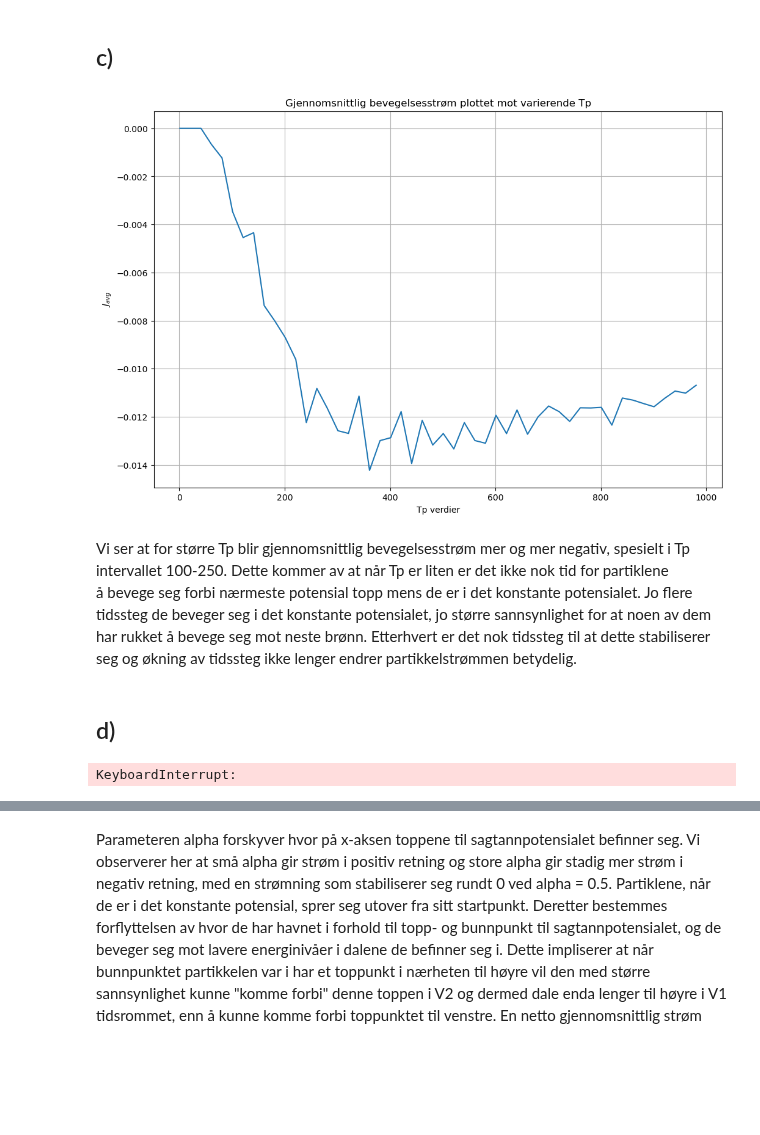
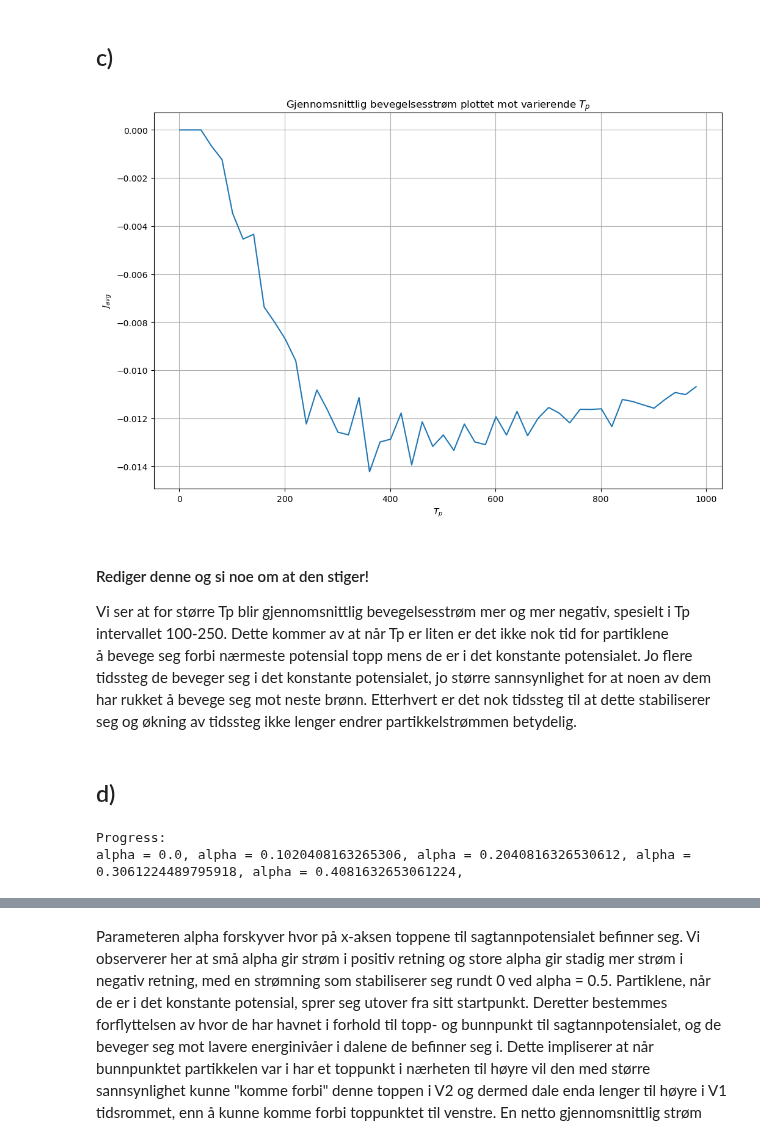
Before and after one commit to marieke-vaske/VitBer-BioFys, a Jupyter notebook: Prosjekt - main.ipynb, the cells around one changed output, grey strips where cells are left out. Saved outputs shown, nothing was run; the diff lists cells and outputs as text; code cells hidden in the pictures; blank space fills up the shorter version.

```diff
--- a/Prosjekt - main.ipynb
+++ b/Prosjekt - main.ipynb
@@ -518,14 +518,15 @@ for r in range(50):
     T_p += 20 # Øker Tp før neste iterasjon
 # %%
 plt.plot(T_p_array, J_avg_all_Tp1)
-plt.title('Gjennomsnittlig bevegelsesstrøm plottet mot varierende Tp')
+plt.title('Gjennomsnittlig bevegelsesstrøm plottet mot varierende $T_p$')
 plt.ylabel("$J_{avg}$")
-plt.xlabel('Tp verdier')
+plt.xlabel('$T_p$')
 plt.grid()
 plt.show()
 # %% [output]
-[figure, old version]
+[figure, new version]
 # %% [markdown]
+#### Rediger denne og si noe om at den stiger!
 Vi ser at for større Tp blir gjennomsnittlig bevegelsesstrøm mer og mer negativ, spesielt i Tp intervallet 100-250. Dette kommer av at når Tp er liten er det ikke nok tid for partiklene å bevege seg forbi nærmeste potensial topp mens de er i det konstante potensialet. Jo flere tidssteg de beveger seg i det konstante potensialet, jo større sannsynlighet for at noen av dem har rukket å bevege seg mot neste brønn. Etterhvert er det nok tidssteg til at dette stabiliserer seg og økning av tidssteg ikke lenger endrer partikkelstrømmen betydelig.
 # %% [markdown]
 ## d)
@@ -542,14 +543,16 @@ alpha_array = np.linspace(0, 1, 50) # Definerer 50 jevnt fordelte verdier av alp
 
 J_avg_all_alpha = []
 
+print("Progress: ")
 # Løkke som simulerer for 50 verdier av alpha
 for alf in alpha_array:
     x4, X4, X_cycle4, J4, J_avg4 = sim2(T_p, N_x, x_start, alpha=alf) # Kjører simulasjon
     J_avg_all_alpha.append(J_avg4[0]) # Lagrer gjennomsnittsstrøm
-
-# Feil verdier fiks
+    if alf%0.1 <= 0.01:
+        print(f"alpha = {alf}", end = ', ')
 # %% [output]
-KeyboardInterrupt:
+Progress:
+alpha = 0.0, alpha = 0.1020408163265306, alpha = 0.2040816326530612, alpha = 0.3061224489795918, alpha = 0.4081632653061224,
 # %%
 plt.plot(alpha_array, J_avg_all_alpha)
 plt.title('Gjenommsnittlig bevegelsesstrøm plottet mot varierende α')
```
Also changed, not shown: parts of 1 cell of this notebook.
